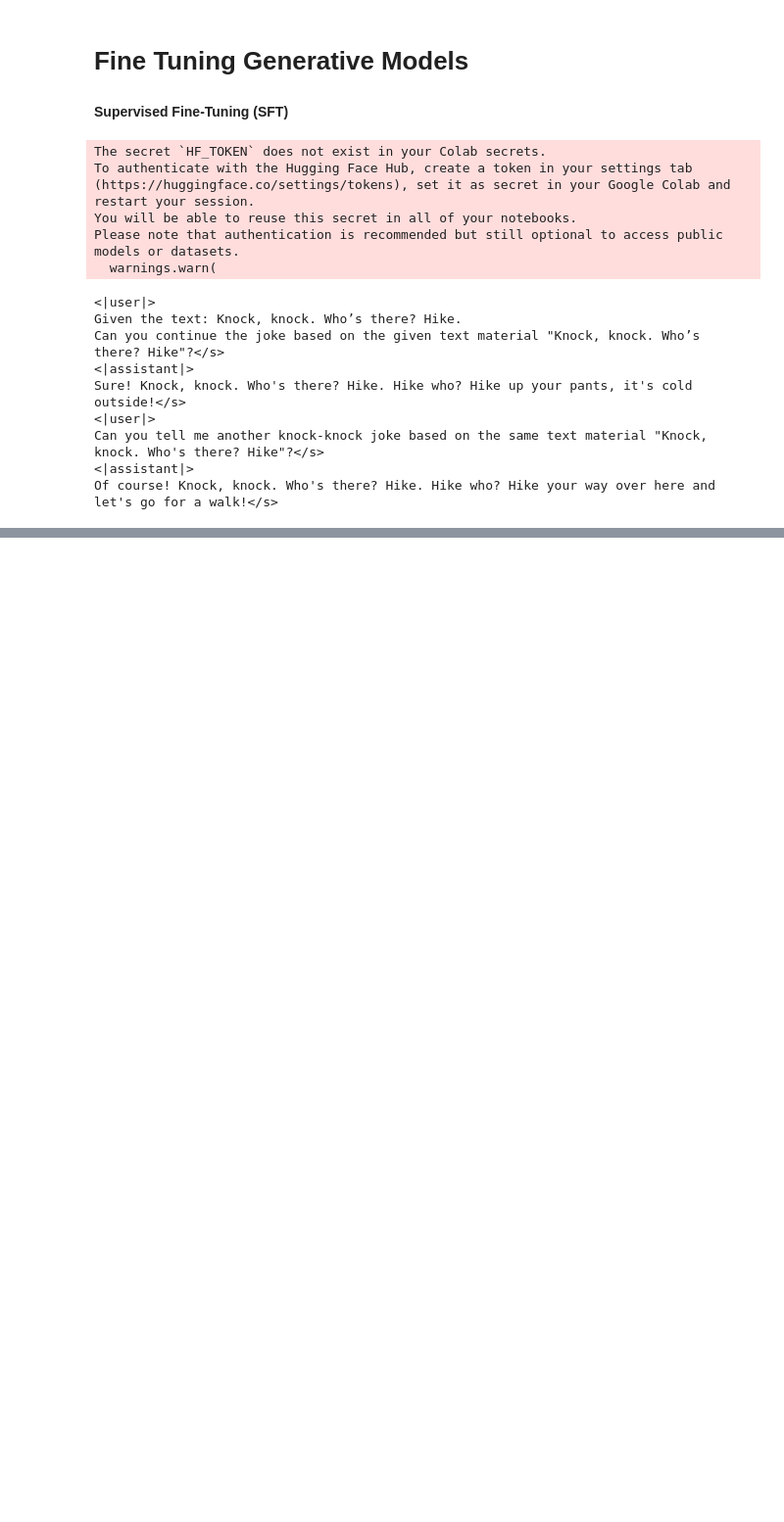
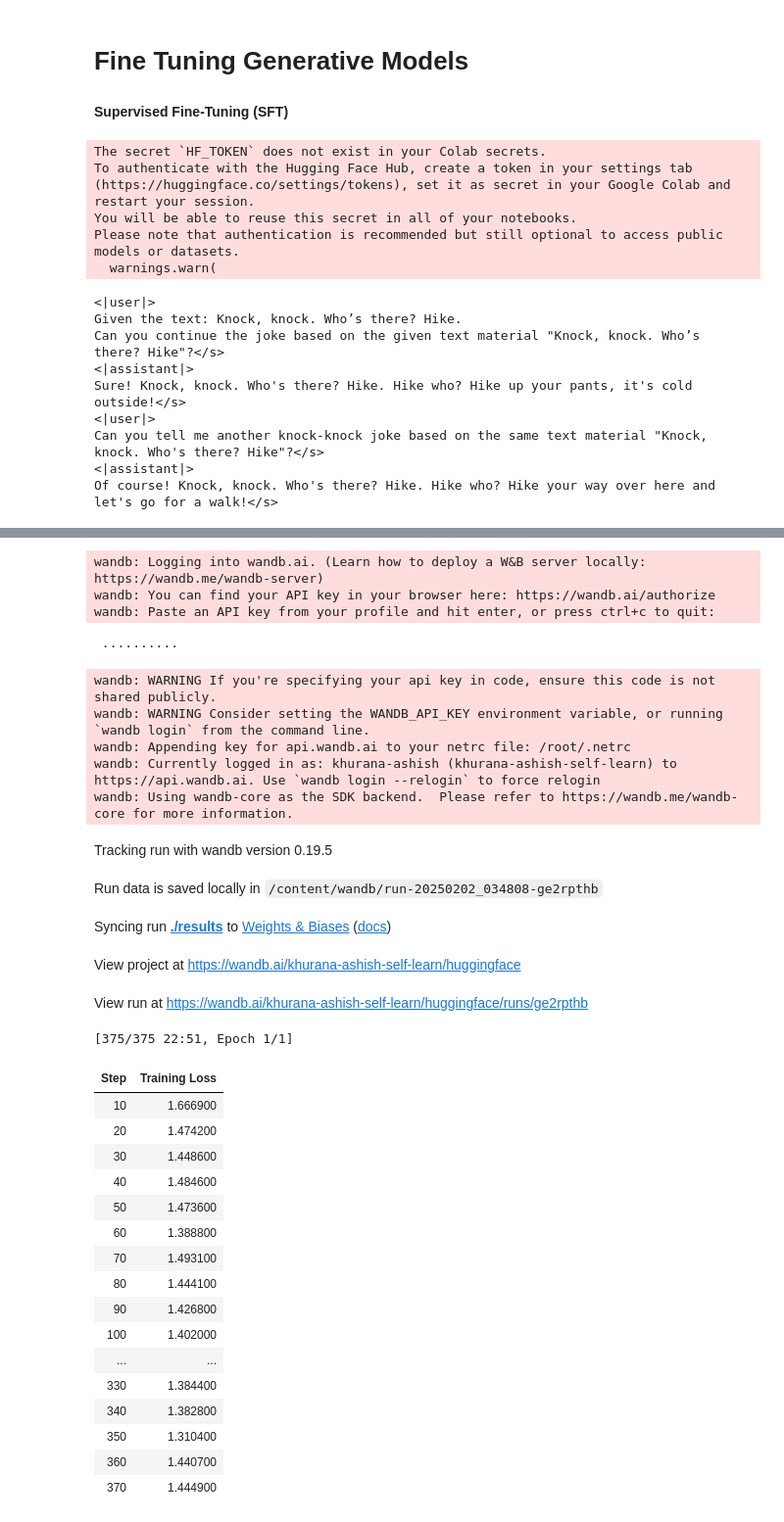
Before and after one commit to Ashishkhurana01/Hands-On-LLM, a Jupyter notebook: ch12_FineTuningGenModels.ipynb, the cells around one changed output, grey strips where cells are left out. Shown at 98% size. Saved outputs shown, nothing was run; the diff lists cells and outputs as text; code cells hidden in the pictures; blank space fills up the shorter version.

```diff
--- a/ch12_FineTuningGenModels.ipynb
+++ b/ch12_FineTuningGenModels.ipynb
@@ -81,6 +81,14 @@ model.config.pretraining_tp = 1
 tokenizer = AutoTokenizer.from_pretrained(model_name, trust_remote_code=True)
 tokenizer.pad_token = "<PAD>"
 tokenizer.padding_side = "left"
+
+def preprocess_function(examples):
+    return tokenizer(
+        examples["text"],
+        truncation=True,
+        padding="max_length",
+        max_length=512,  # ✅ Setting max_length here
+    )
 # %%
 # LoRA Config
 from peft import LoraConfig, prepare_model_for_kbit_training, get_peft_model
@@ -119 +128,26 @@ training_arguments = TrainingArguments(
 )
+# %%
+from trl import SFTTrainer
+
+# Apply tokenization to the dataset
+tokenized_dataset = dataset.map(preprocess_function, batched=True)
+
+# Set supervised fine-tuning parameters
+trainer = SFTTrainer(
+    model=model,
+    train_dataset=tokenized_dataset,
+    # dataset_text_field="text",
+    tokenizer=tokenizer,
+    args=training_arguments,
+
+
+    # Leave this out for regular SFT
+    peft_config=peft_config,
+)
+
+# Train model
+trainer.train()
+
+# Save QLoRA weights
+trainer.model.save_pretrained("TinyLlama-1.1B-qlora")
+# %% [output]
@@ -119,0 +156,32 @@ training_arguments = TrainingArguments(
+wandb: Logging into wandb.ai. (Learn how to deploy a W&B server locally: https://wandb.me/wandb-server)
+wandb: You can find your API key in your browser here: https://wandb.ai/authorize
+wandb: Paste an API key from your profile and hit enter, or press ctrl+c to quit:
+ ··········
+wandb: WARNING If you're specifying your api key in code, ensure this code is not shared publicly.
+wandb: WARNING Consider setting the WANDB_API_KEY environment variable, or running `wandb login` from the command line.
+wandb: Appending key for api.wandb.ai to your netrc file: /root/.netrc
+wandb: Currently logged in as: khurana-ashish (khurana-ashish-self-learn) to https://api.wandb.ai. Use `wandb login --relogin` to force relogin
+wandb: Using wandb-core as the SDK backend.  Please refer to https://wandb.me/wandb-core for more information.
+Tracking run with wandb version 0.19.5
+Run data is saved locally in /content/wandb/run-20250202_034808-ge2rpthb
+Syncing run ./results to Weights & Biases (docs)
+View project at https://wandb.ai/khurana-ashish-self-learn/huggingface
+View run at https://wandb.ai/khurana-ashish-self-learn/huggingface/runs/ge2rpthb
+[375/375 22:51, Epoch 1/1]
+| Step | Training Loss |
+| 10 | 1.666900 |
+| 20 | 1.474200 |
+| 30 | 1.448600 |
+| 40 | 1.484600 |
+| 50 | 1.473600 |
+| 60 | 1.388800 |
+| 70 | 1.493100 |
+| 80 | 1.444100 |
+| 90 | 1.426800 |
+| 100 | 1.402000 |
+| ... | ... |
+| 330 | 1.384400 |
+| 340 | 1.382800 |
+| 350 | 1.310400 |
+| 360 | 1.440700 |
+| 370 | 1.444900 |
```
Also changed, not shown: parts of 4 cells of this notebook.
